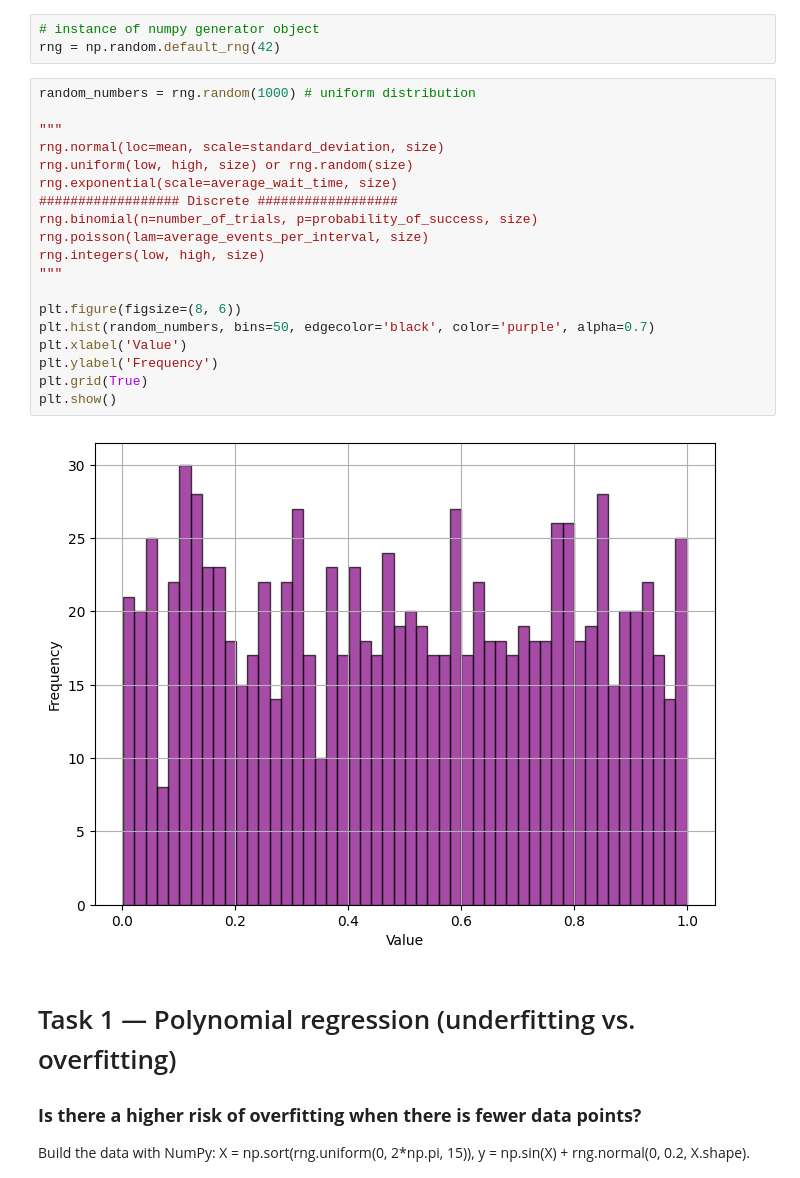
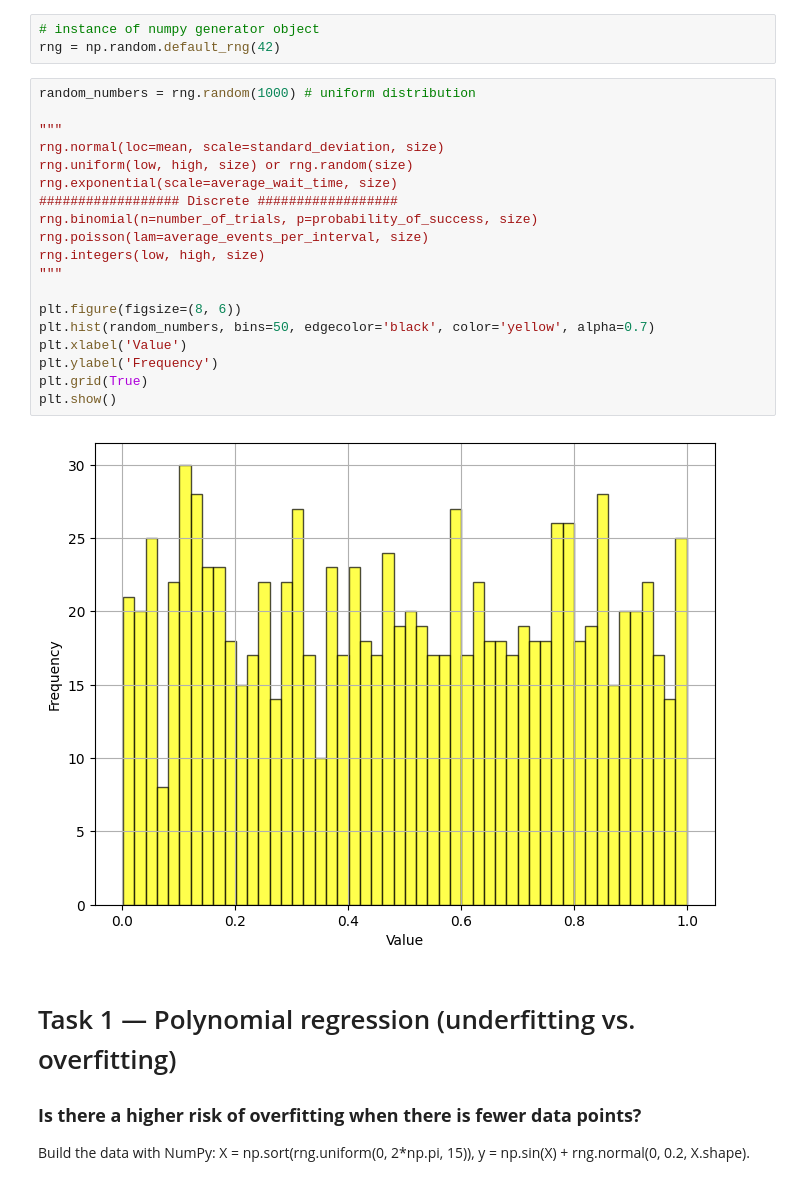
Before and after one commit to Louis-codes/TUM_cognitive_systems, a Jupyter notebook: 01_machine_learning.ipynb, the cells around one changed output. Saved outputs shown, nothing was run; the diff lists cells and outputs as text.

```diff
--- a/01_machine_learning.ipynb
+++ b/01_machine_learning.ipynb
@@ -14,24 +14,24 @@ rng = np.random.default_rng(42)
 # %%
 random_numbers = rng.random(1000) # uniform distribution
 
 """
 rng.normal(loc=mean, scale=standard_deviation, size)
 rng.uniform(low, high, size) or rng.random(size)
 rng.exponential(scale=average_wait_time, size)
 ################## Discrete ##################
 rng.binomial(n=number_of_trials, p=probability_of_success, size)
 rng.poisson(lam=average_events_per_interval, size)
 rng.integers(low, high, size)
 """
 
 plt.figure(figsize=(8, 6))
-plt.hist(random_numbers, bins=50, edgecolor='black', color='purple', alpha=0.7)
+plt.hist(random_numbers, bins=50, edgecolor='black', color='yellow', alpha=0.7)
 plt.xlabel('Value')
 plt.ylabel('Frequency')
 plt.grid(True)
 plt.show()
 # %% [output]
-[figure, old version]
+[figure, new version]
 # %% [markdown]
 # Task 1 — Polynomial regression (underfitting vs. overfitting)
 ### **Is there a higher risk of overfitting when there is fewer data points?**
```
